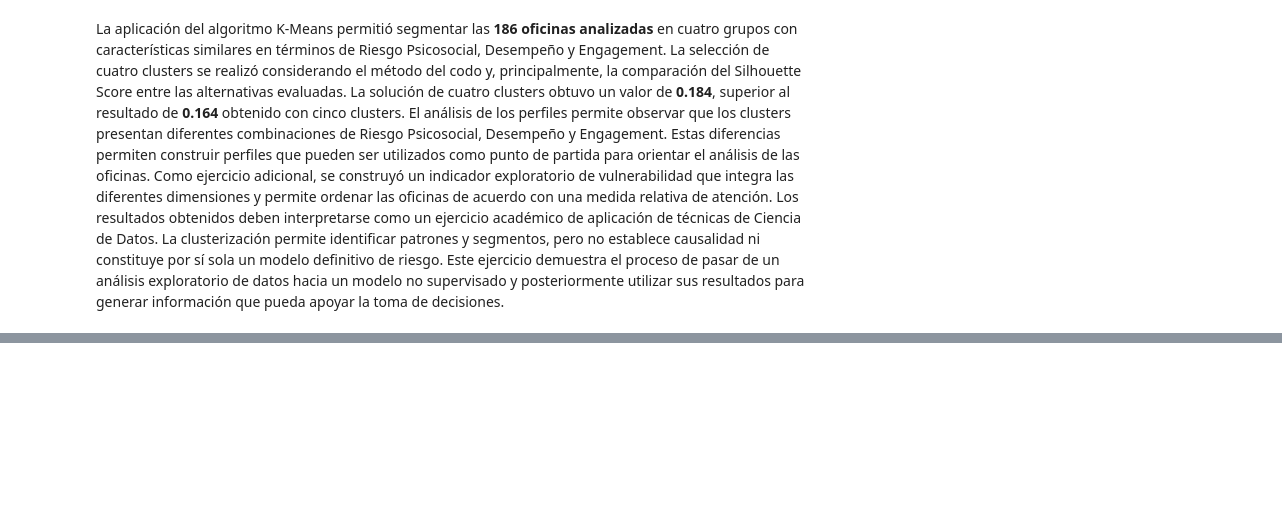
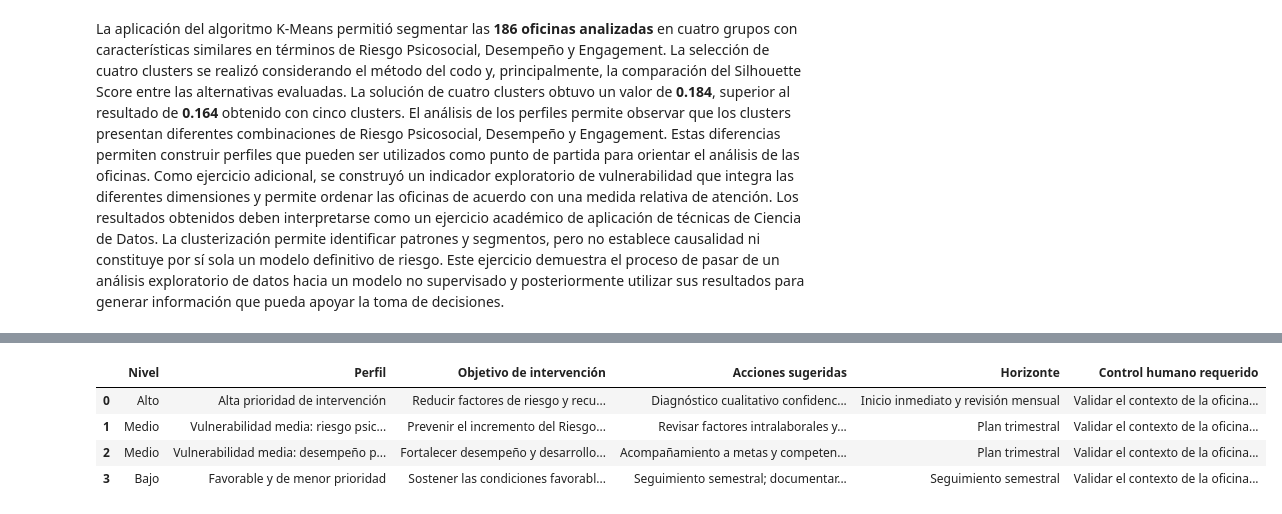
Before and after one commit to afobando94/MCD_AD_Taller1_clasificar_ofis, a Jupyter notebook: notebook/taller1_clasif_ofi_ao.ipynb, the cells around one changed output, grey strips where cells are left out. Drawn from its saved outputs; the diff is of its cells as text; code cells hidden in the pictures; blank space fills up the shorter version.

```diff
--- a/notebook/taller1_clasif_ofi_ao.ipynb
+++ b/notebook/taller1_clasif_ofi_ao.ipynb
@@ -1697,0 +1781,34 @@ La aplicación del algoritmo K-Means permitió segmentar las **186 oficinas anal
+# %%
+# 7.3.1 Matriz de intervención por perfil
+plan_intervencion = pd.DataFrame([
+    {
+        'Nivel': 'Alto',
+        'Perfil': perfiles_cluster[3],
+        'Objetivo de intervención': 'Reducir factores de riesgo y recuperar condiciones de desempeño y engagement.',
+        'Acciones sugeridas': 'Diagnóstico cualitativo confidencial; revisión de cargas y procesos; acompañamiento a liderazgo; plan de bienestar y seguimiento mensual.',
+        'Horizonte': 'Inicio inmediato y revisión mensual'
+    },
+    {
+        'Nivel': 'Medio',
+        'Perfil': perfiles_cluster[2],
+        'Objetivo de intervención': 'Prevenir el incremento del Riesgo Psicosocial.',
+        'Acciones sugeridas': 'Revisar factores intralaborales y estrés; realizar espacios de escucha; definir acciones preventivas con el equipo.',
+        'Horizonte': 'Plan trimestral'
+    },
+    {
+        'Nivel': 'Medio',
+        'Perfil': perfiles_cluster[1],
+        'Objetivo de intervención': 'Fortalecer desempeño y desarrollo del equipo.',
+        'Acciones sugeridas': 'Acompañamiento a metas y competencias; retroalimentación periódica; identificar barreras operativas y necesidades de formación.',
+        'Horizonte': 'Plan trimestral'
+    },
+    {
+        'Nivel': 'Bajo',
+        'Perfil': perfiles_cluster[0],
+        'Objetivo de intervención': 'Sostener las condiciones favorables e identificar prácticas transferibles.',
+        'Acciones sugeridas': 'Seguimiento semestral; documentar buenas prácticas; compartir aprendizajes de forma agregada y voluntaria.',
+        'Horizonte': 'Seguimiento semestral'
+    }
+])
+
+plan_intervencion
@@ -1697,0 +1911,17 @@ La aplicación del algoritmo K-Means permitió segmentar las **186 oficinas anal
+# %%
+# 8.2.1 Recomendaciones base que puede ampliar la IA generativa bajo revisión humana
+recomendaciones_ia = plan_intervencion[
+    ['Nivel', 'Perfil', 'Objetivo de intervención', 'Acciones sugeridas', 'Horizonte']
+].copy()
+
+recomendaciones_ia['Control humano requerido'] = (
+    'Validar el contexto de la oficina, priorizar acciones y aprobar el plan de seguimiento.'
+)
+
+recomendaciones_ia
+# %% [output]
+|  | Nivel | Perfil | Objetivo de intervención | Acciones sugeridas | Horizonte | Control humano requerido |
+| 0 | Alto | Alta prioridad de intervención | Reducir factores de riesgo y recu... | Diagnóstico cualitativo confidenc... | Inicio inmediato y revisión mensual | Validar el contexto de la oficina... |
+| 1 | Medio | Vulnerabilidad media: riesgo psic... | Prevenir el incremento del Riesgo... | Revisar factores intralaborales y... | Plan trimestral | Validar el contexto de la oficina... |
+| 2 | Medio | Vulnerabilidad media: desempeño p... | Fortalecer desempeño y desarrollo... | Acompañamiento a metas y competen... | Plan trimestral | Validar el contexto de la oficina... |
+| 3 | Bajo | Favorable y de menor prioridad | Sostener las condiciones favorabl... | Seguimiento semestral; documentar... | Seguimiento semestral | Validar el contexto de la oficina... |
```
Also changed, not shown: parts of 22 cells of this notebook, 1 other file.
